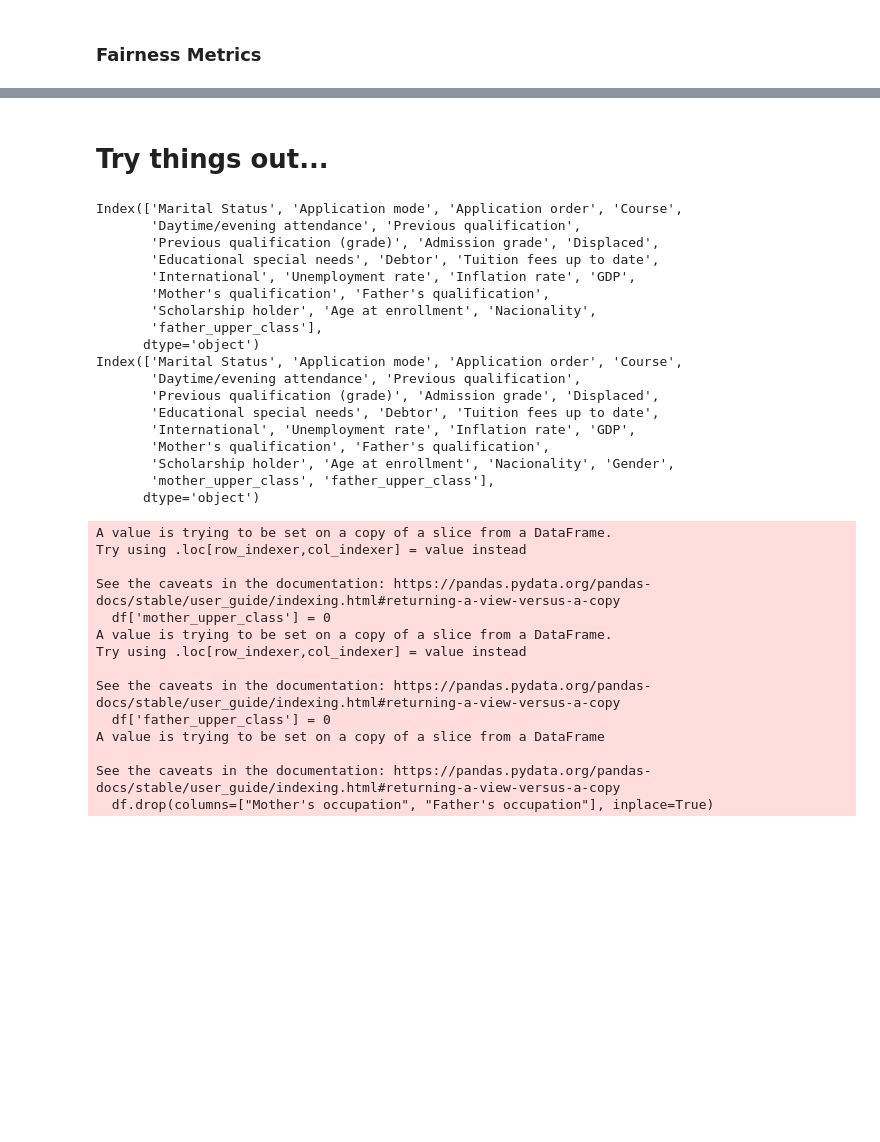
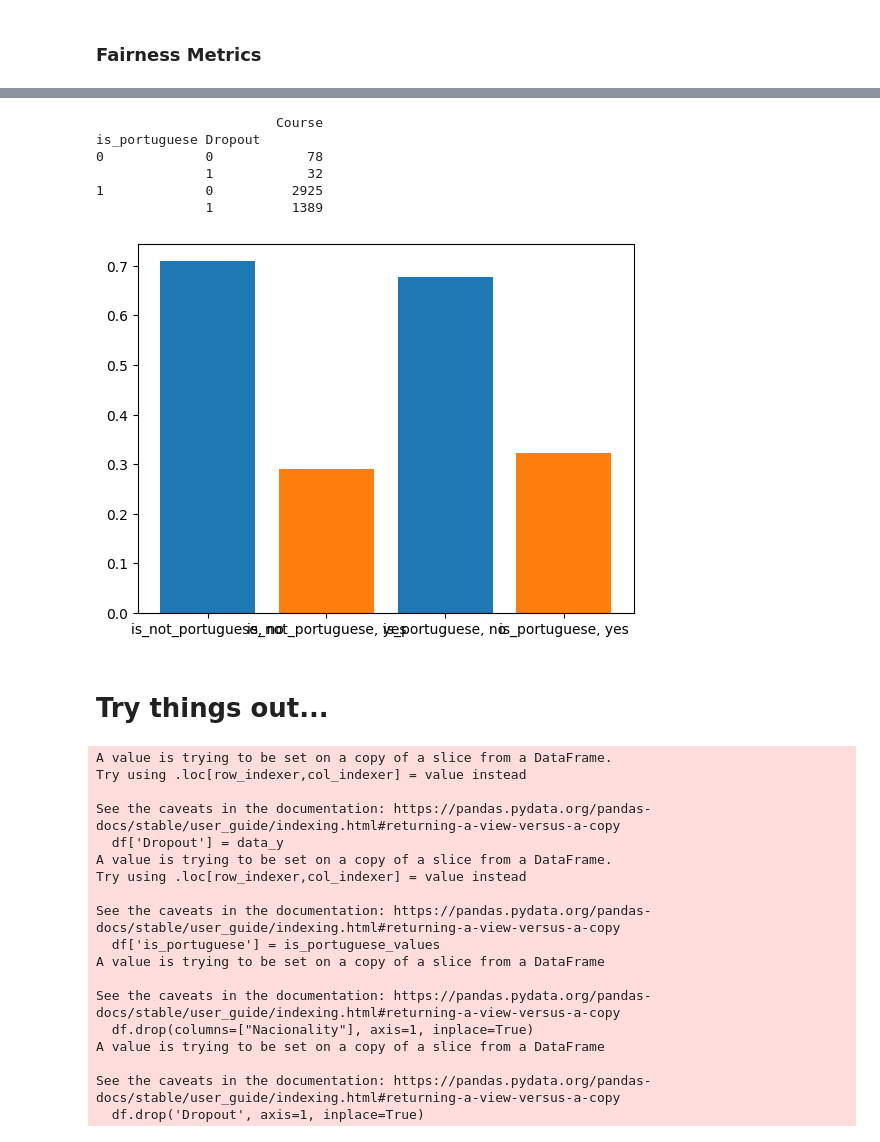
Before and after one commit to Xannadoo/Algorithmic_Fairness_Mandatories, a Jupyter notebook: Exam/Predicting_students_dropout.ipynb, the cells around one changed output, grey strips where cells are left out. Cells and saved outputs as stored; diff of their text form; code cells hidden in the pictures; blank space fills up the shorter version.

```diff
--- a/Exam/Predicting_students_dropout.ipynb
+++ b/Exam/Predicting_students_dropout.ipynb
@@ -264,39 +342,42 @@ def plot_corr(df, method='pearson', protected_features=False):
+# %%
+is_portuguese = features_full[features_full.is_portuguese==1].shape[0]
+is_not_portuguese = features_full[features_full.is_portuguese==0].shape[0]
+
+X = pd.DataFrame(features_full.groupby(['is_portuguese', 'Dropout']).count().Course)
+
+print(X)
+
+plt.bar([0,1,2,3], X.Course/[is_not_portuguese, is_not_portuguese, is_portuguese, is_portuguese], color=['tab:blue','tab:orange','tab:blue','tab:orange'])
+plt.xticks([0,1,2,3],  labels=['is_not_portuguese, no', 'is_not_portuguese, yes','is_portuguese, no', 'is_portuguese, yes']);
+# %% [output]
+                       Course
+is_portuguese Dropout
+0             0            78
+              1            32
+1             0          2925
+              1          1389
+[figure, added]
 # %% [markdown]
 # Try things out...
 # %%
-df, features_init, labels, groups, df_orgin, features, df_class = load_data()
-X_train, X_test, y_train, y_test, X_train_p, X_train_np, X_test_p, X_test_np = get_test_and_training_data(features_init, labels)
-print(features_init.columns)
+features, features_full, labels, groups, features_np, features_protected, protected_cols = load_data()
+X_train, X_test, y_train, y_test, X_train_p, X_train_np, X_test_p, X_test_np = get_test_and_training_data(features, labels, protected_cols=protected_cols)
 # %% [output]
-Index(['Marital Status', 'Application mode', 'Application order', 'Course',
-       'Daytime/evening attendance', 'Previous qualification',
-       'Previous qualification (grade)', 'Admission grade', 'Displaced',
-       'Educational special needs', 'Debtor', 'Tuition fees up to date',
-       'International', 'Unemployment rate', 'Inflation rate', 'GDP',
-       'Mother's qualification', 'Father's qualification',
-       'Scholarship holder', 'Age at enrollment', 'Nacionality',
-       'father_upper_class'],
-      dtype='object')
-Index(['Marital Status', 'Application mode', 'Application order', 'Course',
-       'Daytime/evening attendance', 'Previous qualification',
-       'Previous qualification (grade)', 'Admission grade', 'Displaced',
-       'Educational special needs', 'Debtor', 'Tuition fees up to date',
-       'International', 'Unemployment rate', 'Inflation rate', 'GDP',
-       'Mother's qualification', 'Father's qualification',
-       'Scholarship holder', 'Age at enrollment', 'Nacionality', 'Gender',
-       'mother_upper_class', 'father_upper_class'],
-      dtype='object')
+A value is trying to be set on a copy of a slice from a DataFrame.
+Try using .loc[row_indexer,col_indexer] = value instead
+
+See the caveats in the documentation: https://pandas.pydata.org/pandas-docs/stable/user_guide/indexing.html#returning-a-view-versus-a-copy
+  df['Dropout'] = data_y
+A value is trying to be set on a copy of a slice from a DataFrame.
+Try using .loc[row_indexer,col_indexer] = value instead
+
+See the caveats in the documentation: https://pandas.pydata.org/pandas-docs/stable/user_guide/indexing.html#returning-a-view-versus-a-copy
+  df['is_portuguese'] = is_portuguese_values
+A value is trying to be set on a copy of a slice from a DataFrame
+
+See the caveats in the documentation: https://pandas.pydata.org/pandas-docs/stable/user_guide/indexing.html#returning-a-view-versus-a-copy
+  df.drop(columns=["Nacionality"], axis=1, inplace=True)
+A value is trying to be set on a copy of a slice from a DataFrame
+
+See the caveats in the documentation: https://pandas.pydata.org/pandas-docs/stable/user_guide/indexing.html#returning-a-view-versus-a-copy
+  df.drop('Dropout', axis=1, inplace=True)
-A value is trying to be set on a copy of a slice from a DataFrame.
-Try using .loc[row_indexer,col_indexer] = value instead
-
-See the caveats in the documentation: https://pandas.pydata.org/pandas-docs/stable/user_guide/indexing.html#returning-a-view-versus-a-copy
-  df['mother_upper_class'] = 0
-A value is trying to be set on a copy of a slice from a DataFrame.
-Try using .loc[row_indexer,col_indexer] = value instead
-
-See the caveats in the documentation: https://pandas.pydata.org/pandas-docs/stable/user_guide/indexing.html#returning-a-view-versus-a-copy
-  df['father_upper_class'] = 0
-A value is trying to be set on a copy of a slice from a DataFrame
-
-See the caveats in the documentation: https://pandas.pydata.org/pandas-docs/stable/user_guide/indexing.html#returning-a-view-versus-a-copy
-  df.drop(columns=["Mother's occupation", "Father's occupation"], inplace=True)
```
Also changed, not shown: parts of 22 cells of this notebook.
